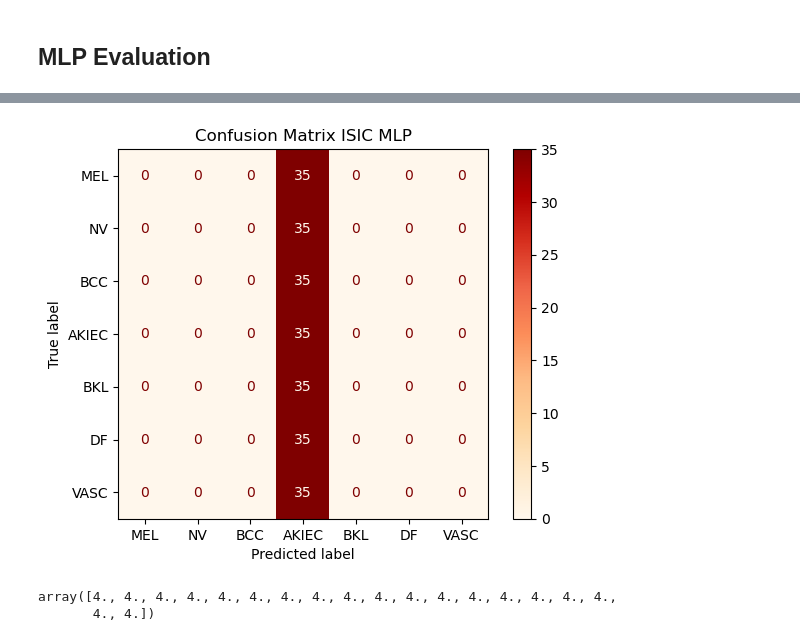
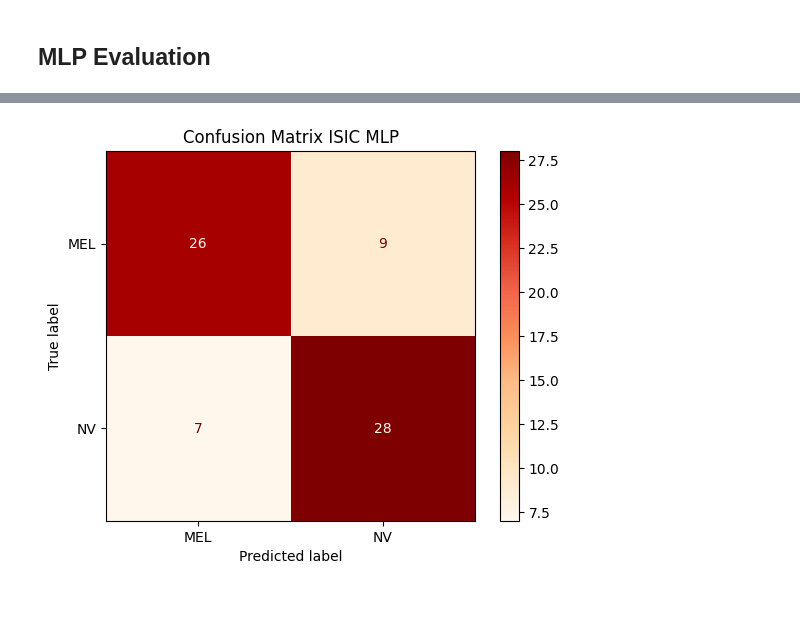
Before and after one commit to lynn-2019/D7041E-Miniproject, a Jupyter notebook: MLP_Evaluation.ipynb, the cells around one changed output, grey strips where cells are left out. Cells and saved outputs as stored; diff of their text form; code cells hidden in the pictures; blank space fills up the shorter version.

```diff
--- a/MLP_Evaluation.ipynb
+++ b/MLP_Evaluation.ipynb
@@ -27,0 +19,32 @@ MLPClassifier(max_iter=500, random_state=42)
+# %%
+selected_indices = np.where((Ytrain == 1) | (Ytrain == 2))[0]
+
+# Reduziere Xtrain und Ytrain auf die ausgewählten Indizes
+Xtrain = Xtrain[selected_indices, :]
+Ytrain = Ytrain[selected_indices]
+# %%
+selected_indices = np.where((Ytest == 1) | (Ytest == 2))[0]
+
+# Reduziere Xtest und Ytest auf die ausgewählten Indizes
+Xtest = Xtest[selected_indices, :]
+Ytest = Ytest[selected_indices]
+# %%
+from sklearn.model_selection import GridSearchCV
+
+# Define which hyperparameters should be used
+param_grid = {
+    'random_state': [1,3,5], #Use different seeds
+    'hidden_layer_sizes': [ (10,),(8, 6), (10, 8),(20, 10),(100, 50, 20)],
+    'activation': ['identity','relu'],
+    'solver': ['lbfgs', 'sgd', 'adam'],
+    'learning_rate_init': [0.001, 0.01, 0.1]
+}
+
+grid_search = GridSearchCV(estimator=MLPClassifier(verbose=True,max_iter=300),
+                           scoring='accuracy', # optimize the accuracy with the selection of the hyperparameters
+                           param_grid=param_grid,
+                           cv=3)  # cv is the amount of folds for cross validation
+# Perform Grid Search to identify the best hyper parameters
+grid_search.fit(Xtrain, Ytrain)
+
+print("Best Hyperparameters to optimize accuracy:", grid_search.best_params_)
@@ -27,0 +255,4 @@ MLPClassifier(max_iter=500, random_state=42)
+# %%
+best_params = grid_search.best_params_
+best_clf = MLPClassifier(verbose=True, **best_params,max_iter=300)
+best_clf.fit(Xtrain, Ytrain)
@@ -49,14 +283,9 @@ F1  [0.   0.   0.   0.25 0.   0.   0.  ]
 # %%
 
-classes = ["MEL", "NV", "BCC", "AKIEC", "BKL", "DF", "VASC"]
+classes = ["MEL", "NV"]
 #create and plot confusion matrix
-disp = ConfusionMatrixDisplay.from_estimator(clf,Xtest,Ytest,display_labels=classes,cmap=plt.cm.OrRd,normalize=None,)
+disp = ConfusionMatrixDisplay.from_estimator(best_clf,Xtest,Ytest,display_labels=classes,cmap=plt.cm.OrRd,normalize=None,)
 plt.title("Confusion Matrix ISIC MLP")
 plt.show()
 # %% [output]
-[figure, old version]
+[figure, new version]
-# %%
-Ypred[3:22]
-# %% [output]
-array([4., 4., 4., 4., 4., 4., 4., 4., 4., 4., 4., 4., 4., 4., 4., 4., 4.,
-       4., 4.])
```
Also changed, not shown: parts of 6 cells of this notebook, 1 other file.
